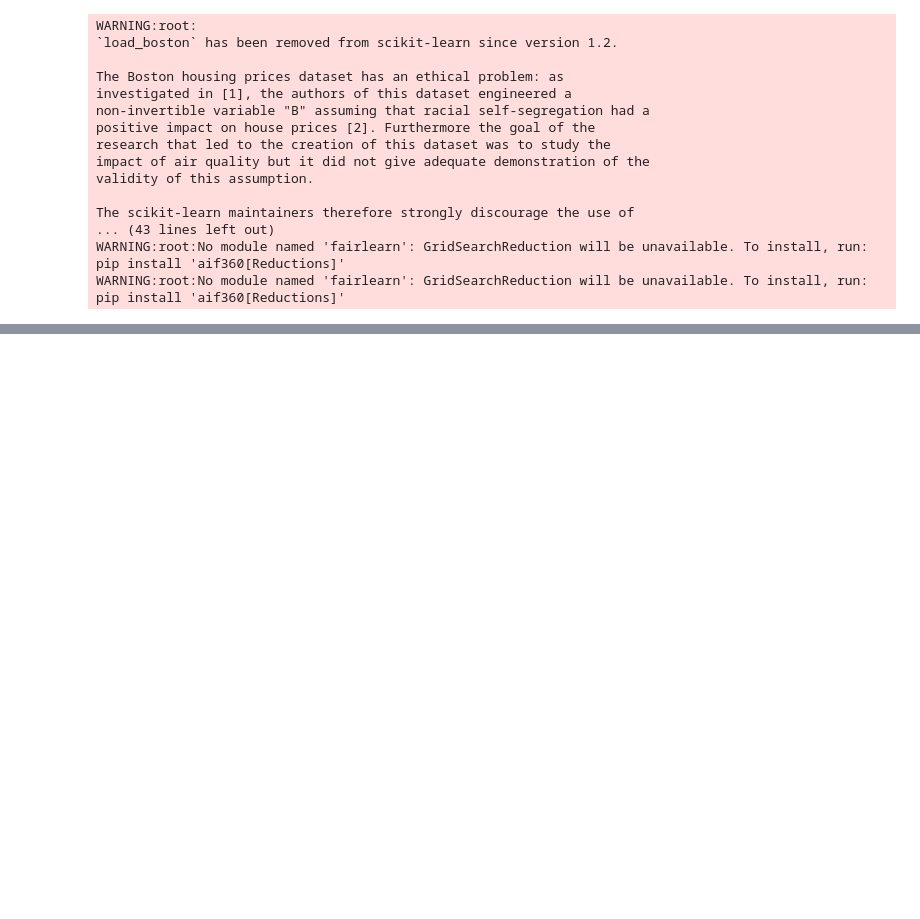
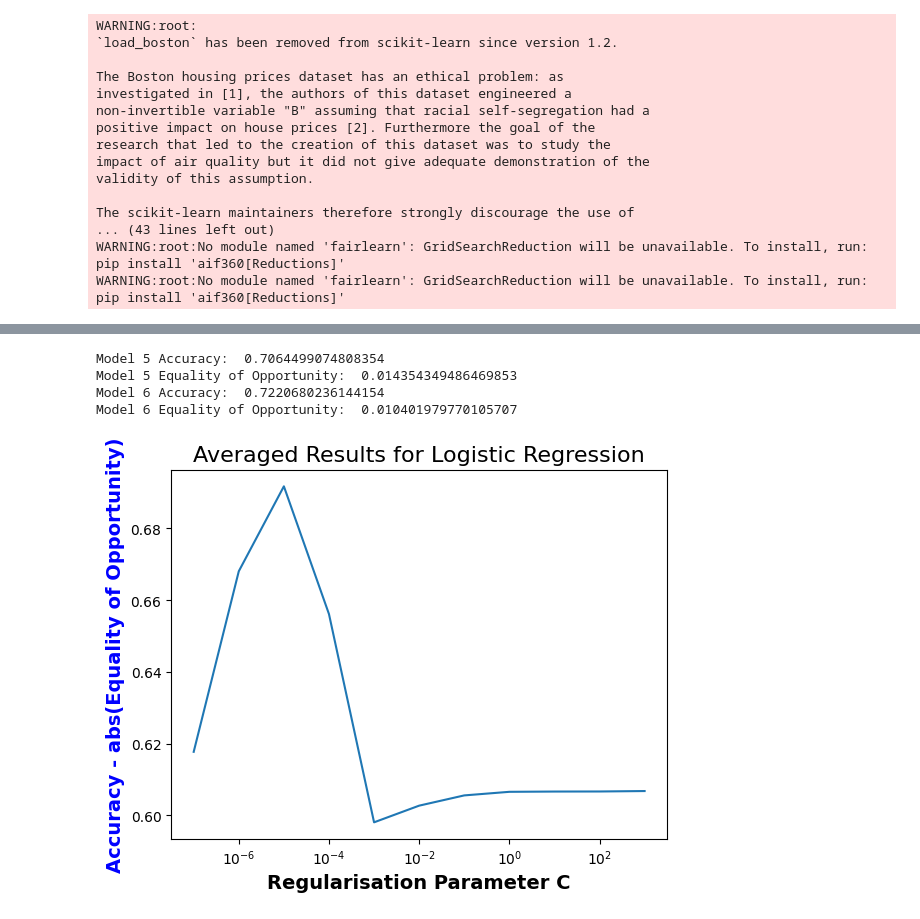
Before and after one commit to ojorgensen/Ethics-CW1, a Jupyter notebook: implementation-notebook.ipynb, the cells around one changed output, grey strips where cells are left out. Cells and saved outputs as stored; diff of their text form; code cells hidden in the pictures; blank space fills up the shorter version.

Commit message:
Coursework completed, before extensions done

```diff
--- a/implementation-notebook.ipynb
+++ b/implementation-notebook.ipynb
@@ -326,0 +350,19 @@ plot_results(reweighed_average_results)
+# %%
+# Model 5:
+train_val_splits_orig = get_train_val_splits(train, reweigh = False)
+
+model_5, model_5_results = hyperparameter_tuning(train_dataset, train_val_splits_orig, unprivileged_groups, privileged_groups, reweighing = False, custom_criterion = True)
+
+print("buggo")
+# Model 6:
+RW = Reweighing(unprivileged_groups=unprivileged_groups,
+               privileged_groups=privileged_groups)
+RW.fit(train_dataset)
+train_dataset_reweighed = RW.transform(train_dataset)
+
+
+train_val_splits_reweighed = get_train_val_splits(train, reweigh = True)
+
+
+# Perform hyperparameter tuning and evaluation as before
+model_6, model_6_results = hyperparameter_tuning(train_dataset_reweighed, train_val_splits_reweighed, unprivileged_groups, privileged_groups, reweighing = True, custom_criterion = True)
@@ -326,0 +387,25 @@ plot_results(reweighed_average_results)
+# %%
+model_5_scores = evaluate_model(model_5)
+model_6_scores = evaluate_model(model_6)
+print("Model 5 Accuracy: ", model_5_scores[0])
+print("Model 5 Equality of Opportunity: ", model_5_scores[1]['EOD'])
+print("Model 6 Accuracy: ", model_6_scores[0])
+print("Model 6 Equality of Opportunity: ", model_6_scores[1]['EOD'])
+# %% [output]
+Model 5 Accuracy:  0.7064499074808354
+Model 5 Equality of Opportunity:  0.014354349486469853
+Model 6 Accuracy:  0.7220680236144154
+Model 6 Equality of Opportunity:  0.010401979770105707
+# %%
+# Plot model 5 results
+values = model_5_results
+C_values = [1e-7, 1e-6, 0.00001, 0.0001, 0.001, 0.01, 0.1, 1, 10, 100, 1000]
+# Plot the accuracies on one axis and the statistical parity differences on another
+plt.plot(C_values, values)
+plt.xlabel('Regularisation Parameter C', fontweight='bold', fontsize=14)
+plt.xscale('log')
+plt.ylabel('Accuracy - abs(EoO)', color='b', fontweight='bold', fontsize=14)
+plt.title("Averaged Results for Logistic Regression", fontsize=16)
+plt.show()
+# %% [output]
+[figure, added]
```
Also changed, not shown: parts of 10 cells of this notebook.
